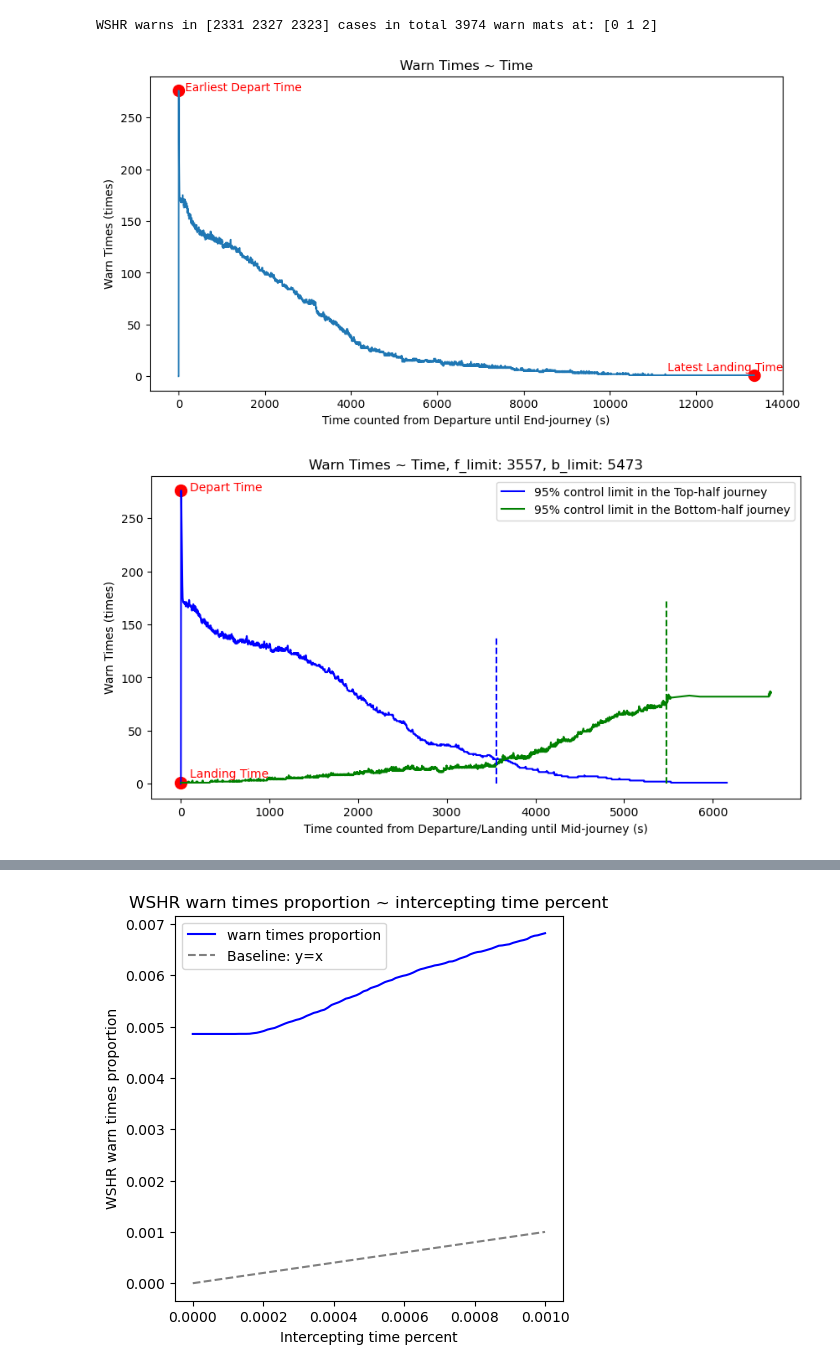
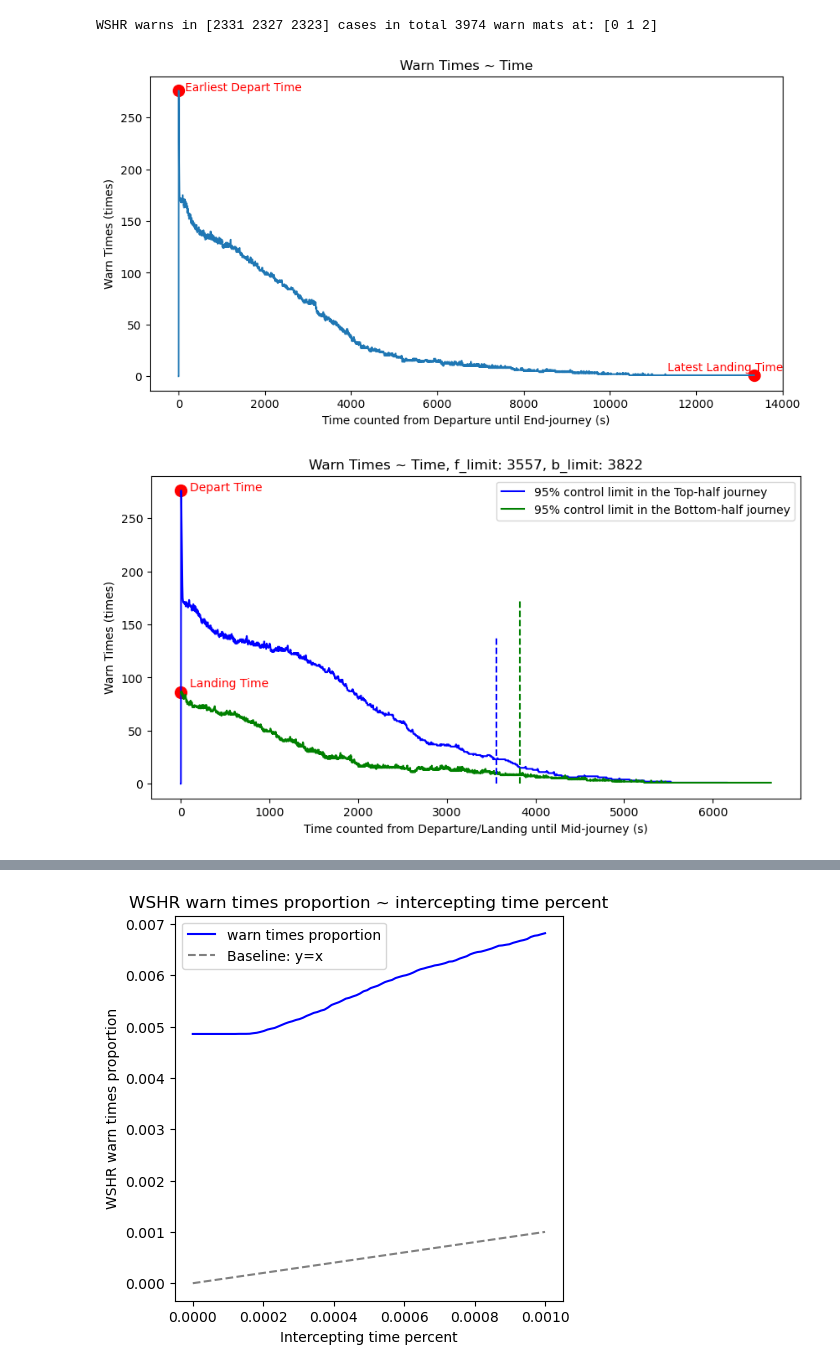
Before and after one commit to srt-uncertainty-wind/code, a Jupyter notebook: WSHR_time_summary.ipynb, the cells around one changed output, grey strips where cells are left out. Cells and saved outputs as stored; diff of their text form; code cells hidden in the pictures.

```diff
--- a/WSHR_time_summary.ipynb
+++ b/WSHR_time_summary.ipynb
@@ -41,7 +41,7 @@ for e_folder_path in exception_folder_paths:
             if t <= len(wshr_data)/2:
                 wshr_warn_time_list_f.append(t)
             else:
-                wshr_warn_time_list_b.append(t-int(len(wshr_data)/2))
+                wshr_warn_time_list_b.append(len(wshr_data)-1-t)
 
         e_mat_marker = e_mat_path.split('\\')[-2] + '/' + e_mat_path.split('\\')[-1]
 
@@ -86,7 +86,8 @@ x_warn_time, y_times = np.array(list(time_counter.keys()))[sorted_indices], np.a
 sorted_indices_f = np.argsort(list(time_counter_f.keys()))
 x_warn_time_f, y_times_f = np.array(list(time_counter_f.keys()))[sorted_indices_f], np.array(list(time_counter_f.values()))[sorted_indices_f]
 sorted_indices_b = np.argsort(list(time_counter_b.keys()))
-x_warn_time_b, y_times_b = np.array(list(time_counter_b.keys()))[sorted_indices_b], np.flip(np.array(list(time_counter_b.values()))[sorted_indices_b])
+# x_warn_time_b, y_times_b = np.array(list(time_counter_b.keys()))[sorted_indices_b], np.flip(np.array(list(time_counter_b.values()))[sorted_indices_b])
+x_warn_time_b, y_times_b = np.array(list(time_counter_b.keys()))[sorted_indices_b], np.array(list(time_counter_b.values()))[sorted_indices_b]
 
 # 提出高频数异常时刻
 # max_times_idx = np.where(y_times==np.max(y_times))[0]
@@ -117,34 +118,34 @@ for idx in range(len(x_warn_time)):
 
 # WSHR异常时间可视化
 plt.figure(figsize=(10, 5))
 plt.plot(x_warn_time, y_times)
 plt.scatter(x_warn_time[0], max(y_times), color='red', marker='o', s=100)
 plt.text(x_warn_time[0]+150, max(y_times), 'Earliest Depart Time', color='red')
 plt.scatter(x_warn_time[len(x_warn_time)-1], y_times[len(y_times)-1], color='red', marker='o', s=100)
 plt.text(x_warn_time[len(x_warn_time)-1]-2000, min(y_times)+5, 'Latest Landing Time', color='red')
 plt.xlabel("Time counted from Departure until End-journey (s)")
 plt.ylabel("Warn Times (times)")
 plt.title(f"Warn Times ~ Time")
 plt.show()
 
 plt.figure(figsize=(10, 5))
 plt.plot(x_warn_time_f, y_times_f, color='blue')
 plt.plot(x_warn_time_b, y_times_b, color='green')
 plt.scatter(x_warn_time_f[0], max(y_times_f), color='red', marker='o', s=100)
 plt.text(x_warn_time_f[0]+100, max(y_times_f), 'Depart Time', color='red')
 plt.scatter(x_warn_time_b[0], y_times_b[0], color='red', marker='o', s=100)
 plt.text(x_warn_time_b[0]+100, y_times_b[0]+5, 'Landing Time', color='red')
 plt.vlines(limit_f_idx, 0, np.max(y_times_f/2), colors='b', linestyles='--', label='f_limit')
 plt.vlines(limit_b_idx, 0, np.max(y_times_b*2), colors='green', linestyles='--', label='b_limit')
 plt.xlabel("Time counted from Departure/Landing until Mid-journey (s)")
 plt.ylabel("Warn Times (times)")
 plt.title(f"Warn Times ~ Time, f_limit: {limit_f_idx}, b_limit: {limit_b_idx}")
 plt.legend(labels=['95% control limit in the Top-half journey', '95% control limit in the Bottom-half journey'])
 plt.show()
 # %% [output]
 WSHR warns in [2331 2327 2323] cases in total 3974 warn mats at: [0 1 2]
 [figure]
-[figure, old version]
+[figure, new version]
 # %%
 import matplotlib.patches as patches
 
```
Also changed, not shown: parts of 2 cells of this notebook.
